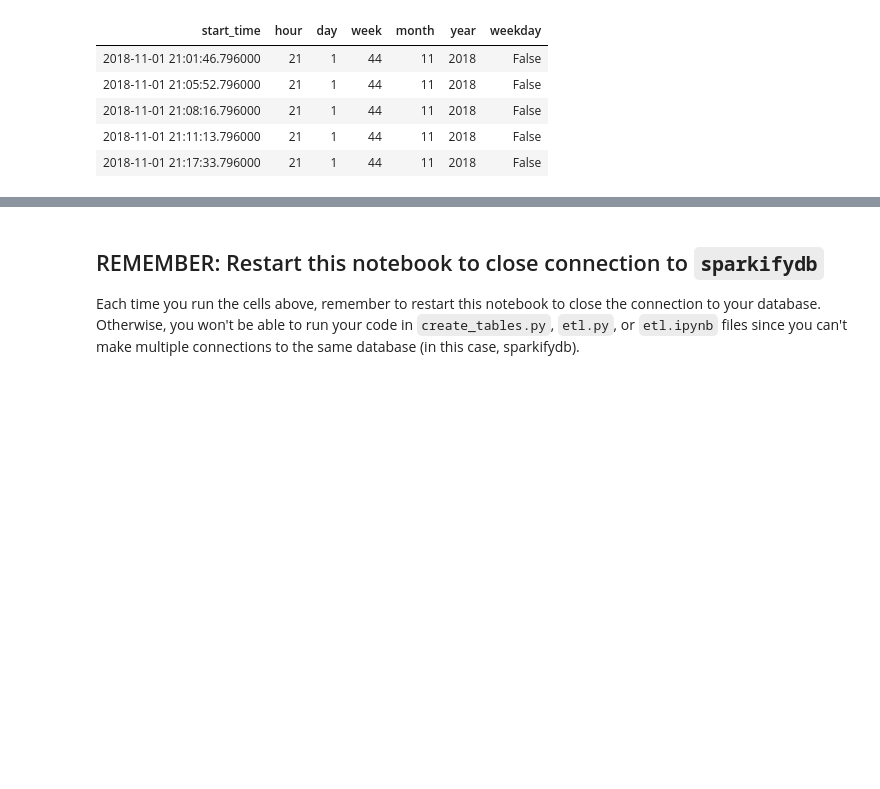
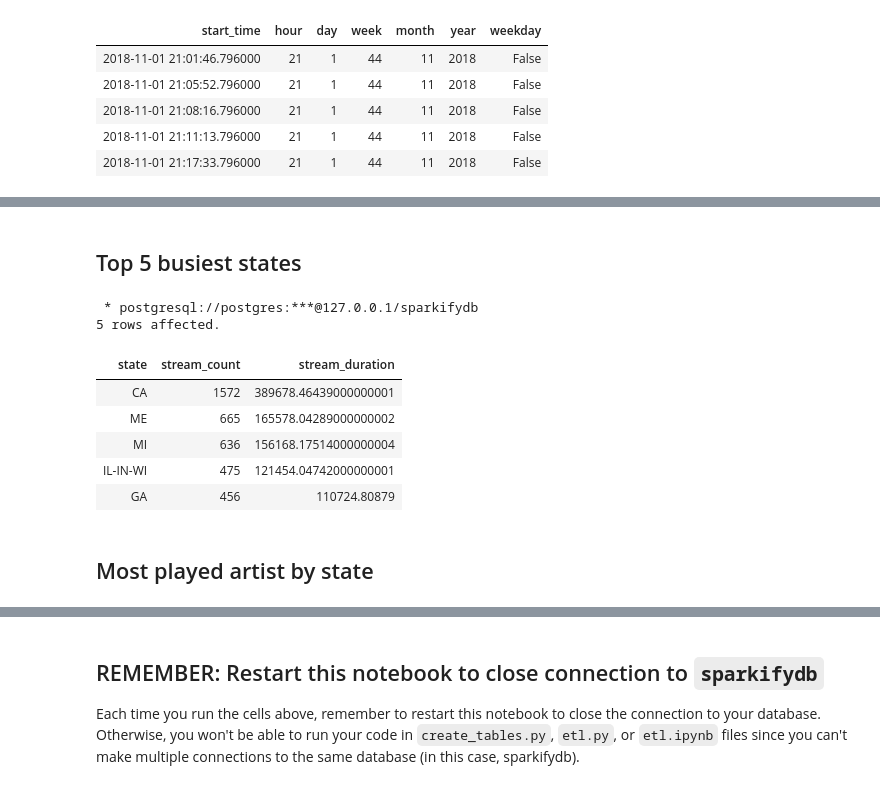
Before and after one commit to joseph-higaki/UDataEng_L02P01_create-song-play-schema, a Jupyter notebook: test.ipynb, the cells around one changed output, grey strips where cells are left out. Cells and saved outputs as stored; diff of their text form; code cells hidden in the pictures; blank space fills up the shorter version.

```diff
--- a/test.ipynb
+++ b/test.ipynb
@@ -51,0 +107,24 @@
+# %% [markdown]
+## Top 5 busiest states
+# %%
+%%sql
+select
+SPLIT_PART(sp.location, ',', 2) as state,
+count(sp.start_time) as stream_count,
+sum(sp.stream_duration) as stream_duration
+from songplays sp
+group by
+SPLIT_PART(sp.location, ',', 2)
+order by 2 desc, 3 desc
+limit 5
+# %% [output]
+ * postgresql://postgres:***@127.0.0.1/sparkifydb
+5 rows affected.
+| state | stream_count | stream_duration |
+| CA | 1572 | 389678.46439000000001 |
+| ME | 665 | 165578.04289000000002 |
+| MI | 636 | 156168.17514000000004 |
+| IL-IN-WI | 475 | 121454.04742000000001 |
+| GA | 456 | 110724.80879 |
+# %% [markdown]
+## Most played artist by state
```
Also changed, not shown: parts of 7 cells of this notebook, 7 other files.
